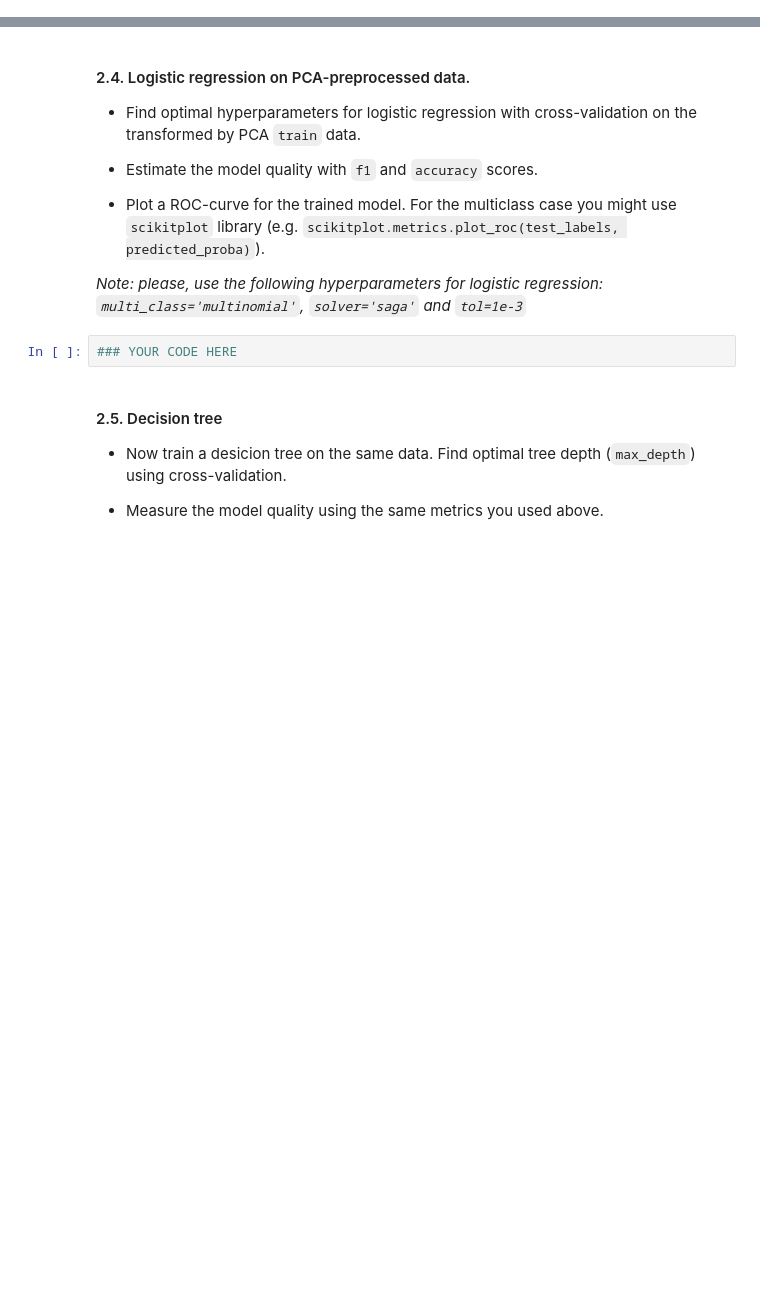
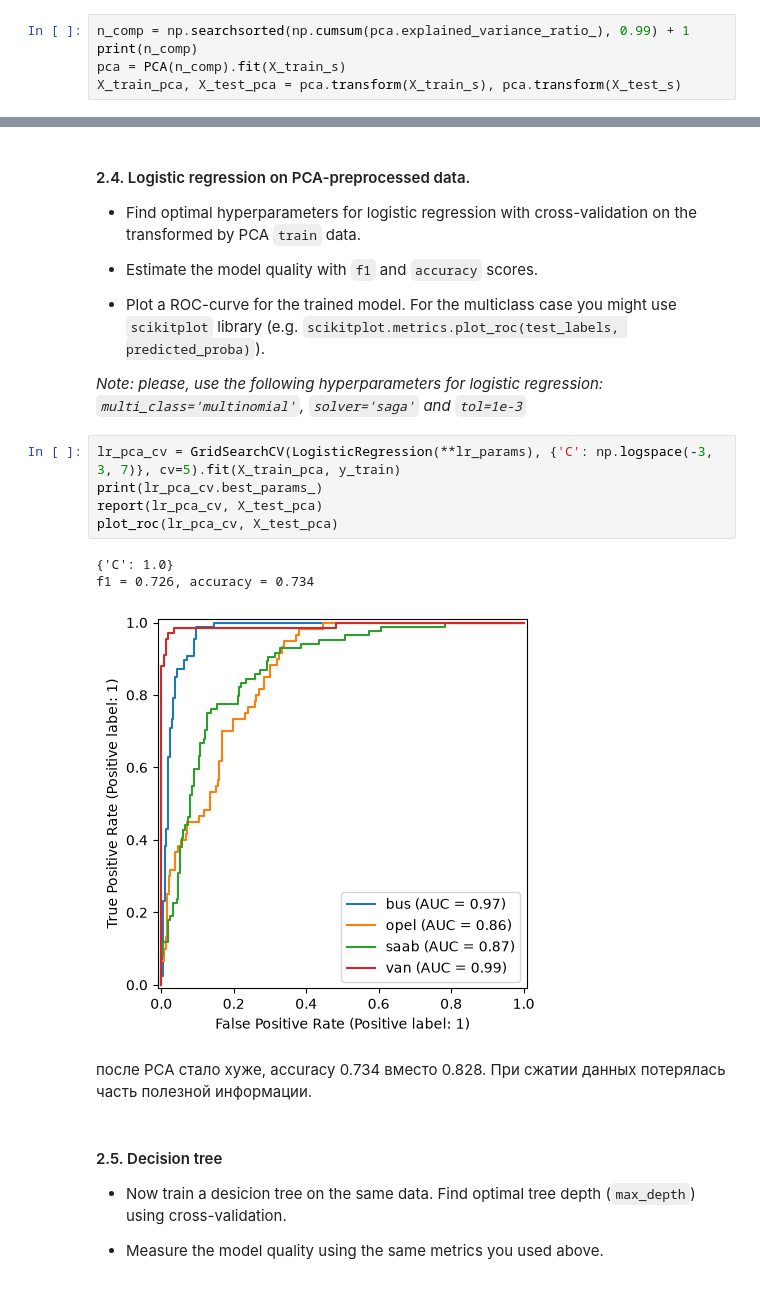
Before and after one commit to gutalinoed/ml_homework, a Jupyter notebook: homeworks/lab01_ml_pipeline/lab01_part2_ml_pipeline.ipynb, the cells around one changed output, grey strips where cells are left out. Drawn from its saved outputs; the diff is of its cells as text; blank space fills up the shorter version.

```diff
--- a/homeworks/lab01_ml_pipeline/lab01_part2_ml_pipeline.ipynb
+++ b/homeworks/lab01_ml_pipeline/lab01_part2_ml_pipeline.ipynb
@@ -130,0 +185,5 @@ Here you are supposed to perform the desired transformations. Please, explain yo
+# %%
+n_comp = np.searchsorted(np.cumsum(pca.explained_variance_ratio_), 0.99) + 1
+print(n_comp)
+pca = PCA(n_comp).fit(X_train_s)
+X_train_pca, X_test_pca = pca.transform(X_train_s), pca.transform(X_test_s)
@@ -138,8 +201,17 @@ Here you are supposed to perform the desired transformations. Please, explain yo
 * Plot a ROC-curve for the trained model. For the multiclass case you might use `scikitplot` library (e.g. `scikitplot.metrics.plot_roc(test_labels, predicted_proba)`).
 
 *Note: please, use the following hyperparameters for logistic regression: `multi_class='multinomial'`, `solver='saga'` and `tol=1e-3`*
-# %%
-### YOUR CODE HERE
+# %%
+lr_pca_cv = GridSearchCV(LogisticRegression(**lr_params), {'C': np.logspace(-3, 3, 7)}, cv=5).fit(X_train_pca, y_train)
+print(lr_pca_cv.best_params_)
+report(lr_pca_cv, X_test_pca)
+plot_roc(lr_pca_cv, X_test_pca)
+# %% [output]
+{'C': 1.0}
+f1 = 0.726, accuracy = 0.734
+[figure, added]
+# %% [markdown]
+после PCA стало хуже, accuracy 0.734 вместо 0.828. При сжатии данных потерялась часть полезной информации.
 # %% [markdown]
 #### 2.5. Decision tree
 * Now train a desicion tree on the same data. Find optimal tree depth (`max_depth`) using cross-validation.
```
Also changed, not shown: parts of 32 cells of this notebook, 2 other files.
